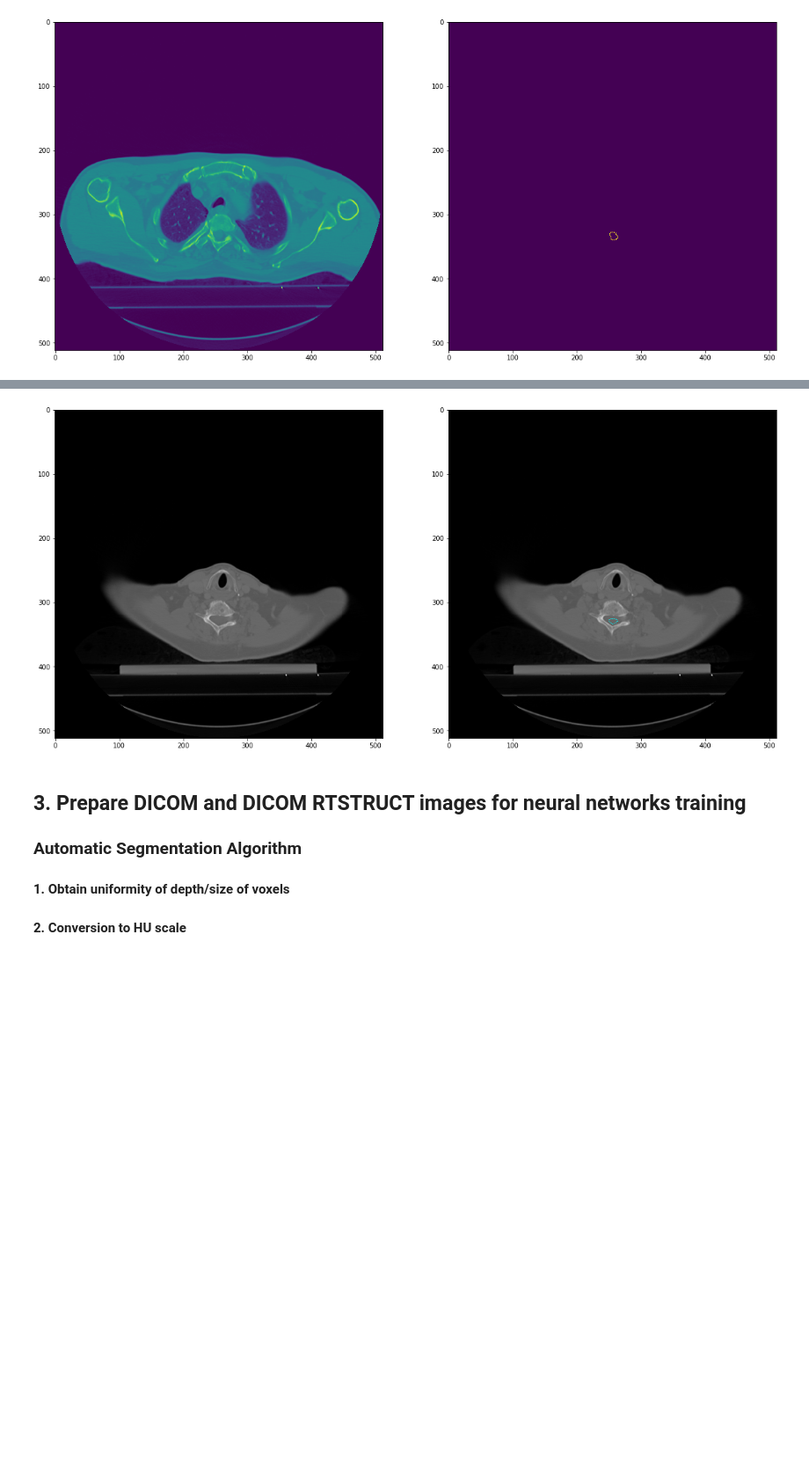
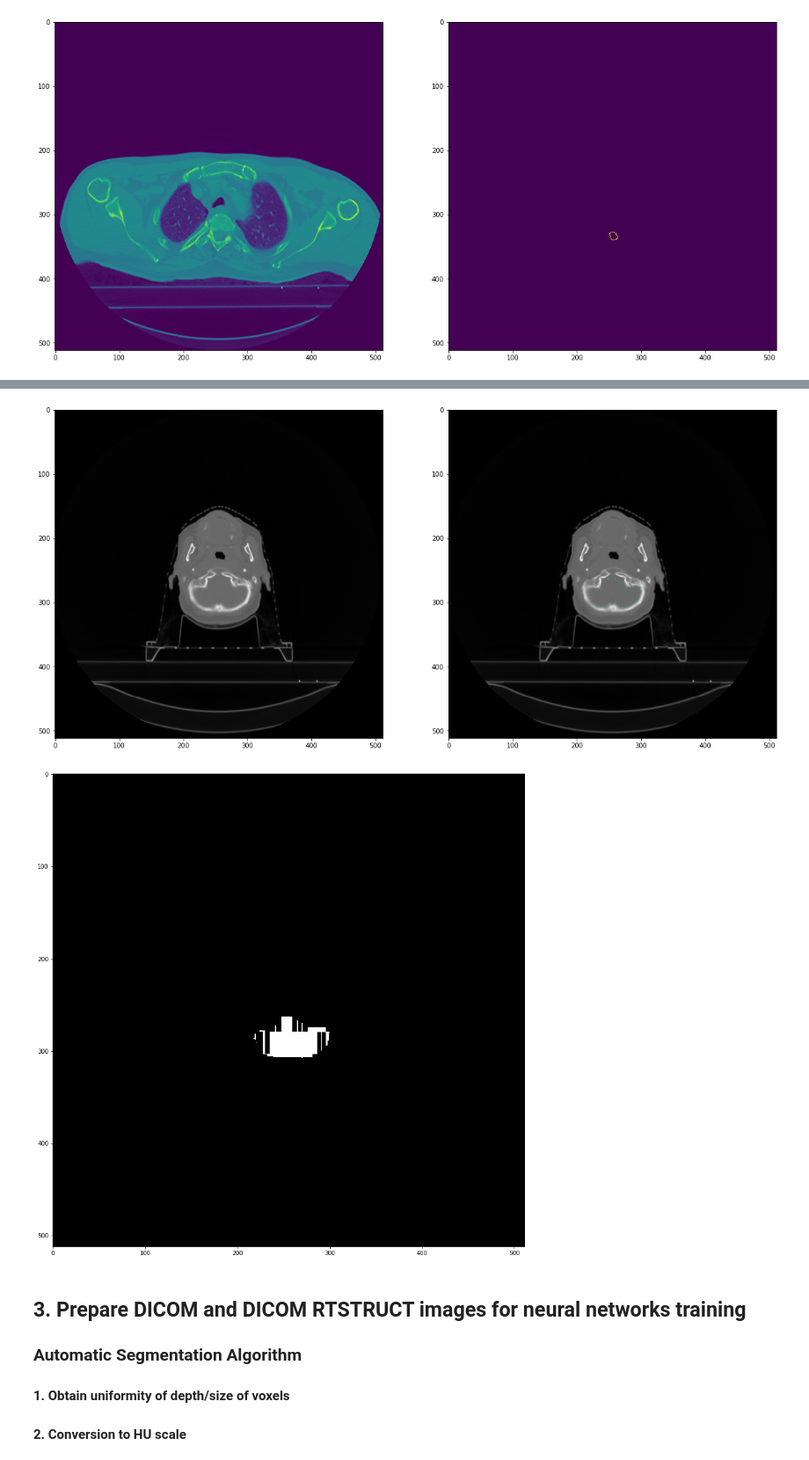
Before and after one commit to kaamka/dicom-pipeline, a Jupyter notebook: Read-and-visualize-DICOM.ipynb, the cells around one changed output, grey strips where cells are left out. Shown at 88% size. Drawn from its saved outputs; the diff is of its cells as text; code cells hidden in the pictures; blank space fills up the shorter version.

Commit message:
create functions for creating proper binary masks from contours from dicom rtstruct file

```diff
--- a/Read-and-visualize-DICOM.ipynb
+++ b/Read-and-visualize-DICOM.ipynb
@@ -900,4 +1127,0 @@ def get_data(path, index):
-# %%
-images, contours = get_data(path, index=0)
-
-images.shape, contours.shape
@@ -906,8 +1156,14 @@ images.shape, contours.shape
 # %%
-for img_arr, contour_arr in zip(images[58:59], contours[58:59]):
+for img_arr, contour_arr in zip(images[70:71], contours[70:71]):
     plot2dcontour(img_arr, contour_arr)
+    showOpencvImage(fill_contour(contour_arr))
+#     i = i + 10
+#     j = j + 10
+#     print(i,j)
+    break
 # %% [output]
-[figure, old version]
+[figure, new version]
+[figure, added]
 # %% [markdown]
 ## 3. Prepare DICOM and DICOM RTSTRUCT images for neural networks training
 
```
Also changed, not shown: parts of 27 cells of this notebook.
